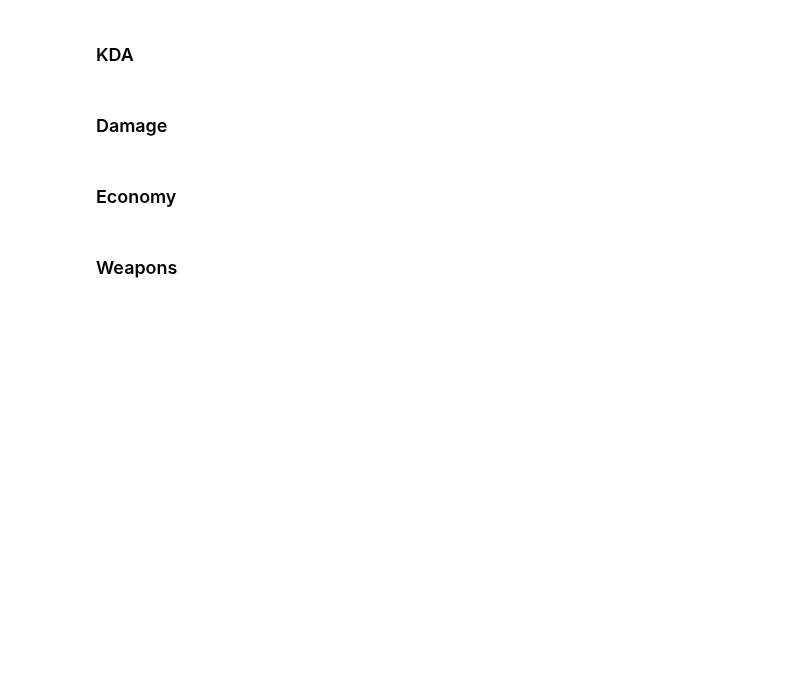
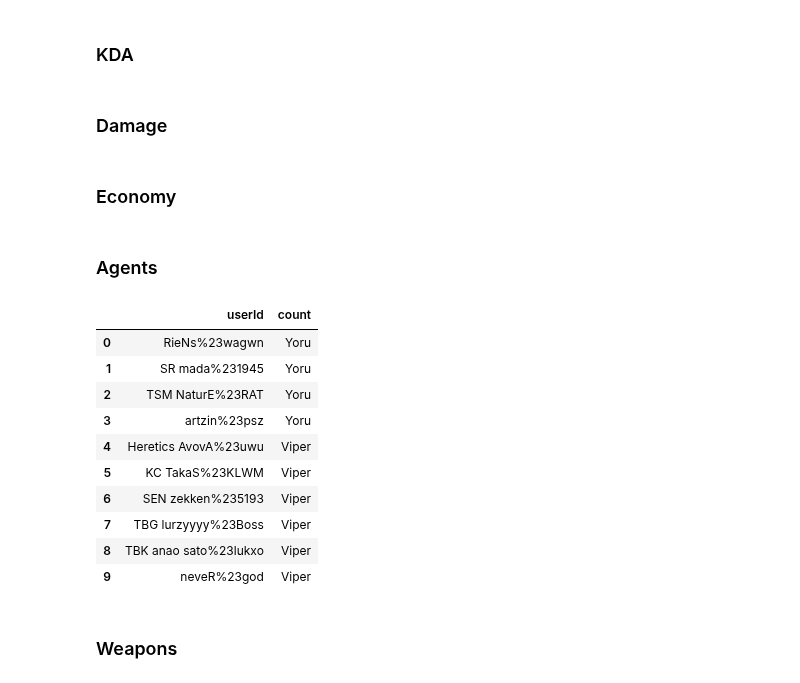
Before and after one commit to aalvestech/tcc_fia_valorant, a Jupyter notebook: notebook/notebook_eda_players.ipynb, the cells around one changed output. Drawn from its saved outputs; the diff is of its cells as text; code cells hidden in the pictures; blank space fills up the shorter version.

```diff
--- a/notebook/notebook_eda_players.ipynb
+++ b/notebook/notebook_eda_players.ipynb
@@ -244,3 +241,5 @@ fig = go.Figure()
 fig.add_trace(go.Bar(x=number_economy_player['userId'], y=number_economy_player['econRatingValue'],
                     name='econRatingValue'))
 fig.show()
+# %% [markdown]
+### Agents
@@ -246,0 +272,24 @@ fig.show()
+# %%
+number_matches_agents = (
+                             df_matches_raw
+                            .query('userId == @selected_players_list')
+                            .groupby(['userId'])['agentName']
+                            .max()
+                            .reset_index(name='count')
+                            .sort_values(['count'], ascending=False)
+                            .reset_index(drop = True)
+)
+# %%
+number_matches_agents
+# %% [output]
+|  | userId | count |
+| 0 | RieNs%23wagwn | Yoru |
+| 1 | SR mada%231945 | Yoru |
+| 2 | TSM NaturE%23RAT | Yoru |
+| 3 | artzin%23psz | Yoru |
+| 4 | Heretics AvovA%23uwu | Viper |
+| 5 | KC TakaS%23KLWM | Viper |
+| 6 | SEN zekken%235193 | Viper |
+| 7 | TBG lurzyyyy%23Boss | Viper |
+| 8 | TBK anao sato%23lukxo | Viper |
+| 9 | neveR%23god | Viper |
```
Also changed, not shown: parts of 13 cells of this notebook, 1 other file.
